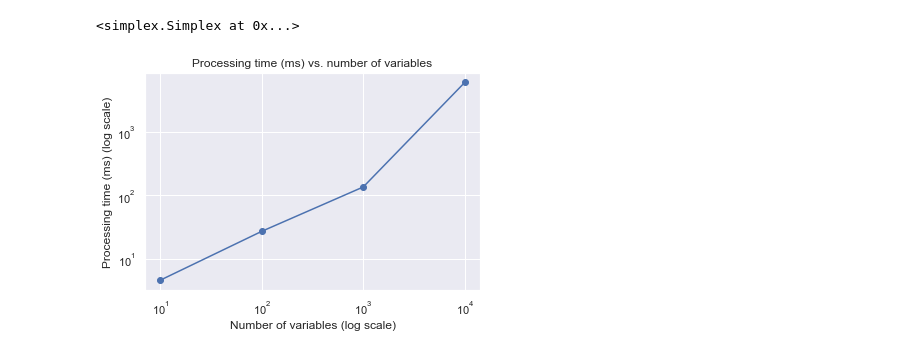
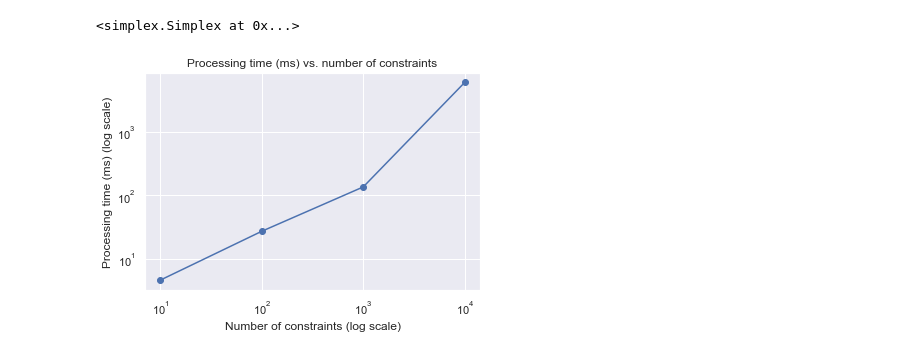
Before and after one commit to lucasresck/linear-and-integer-programming, a Jupyter notebook: notebooks/simplex_examples.ipynb, the cells around one changed output. Saved outputs shown, nothing was run; the diff lists cells and outputs as text; code cells hidden in the pictures.

Commit message:
Fix time graph texts

```diff
--- a/notebooks/simplex_examples.ipynb
+++ b/notebooks/simplex_examples.ipynb
@@ -354,9 +354,9 @@ Wall time: 5.94 s
 <simplex.Simplex at 0x...>
 # %%
 plt.loglog([10, 100, 1000, 10000], [4.62, 27.1, 135, 5.94*1000], '-o')
-plt.xlabel('Number of variables (log scale)')
+plt.xlabel('Number of constraints (log scale)')
 plt.ylabel('Processing time (ms) (log scale)')
-plt.title('Processing time (ms) vs. number of variables')
+plt.title('Processing time (ms) vs. number of constraints')
 plt.show()
 # %% [output]
-[figure, old version]
+[figure, new version]
```
